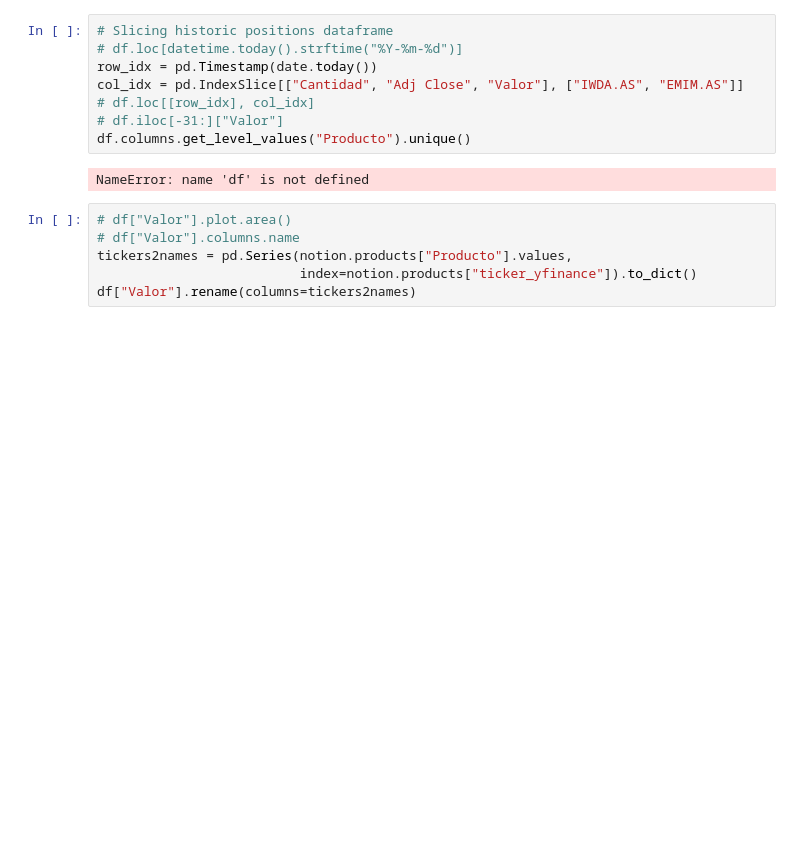
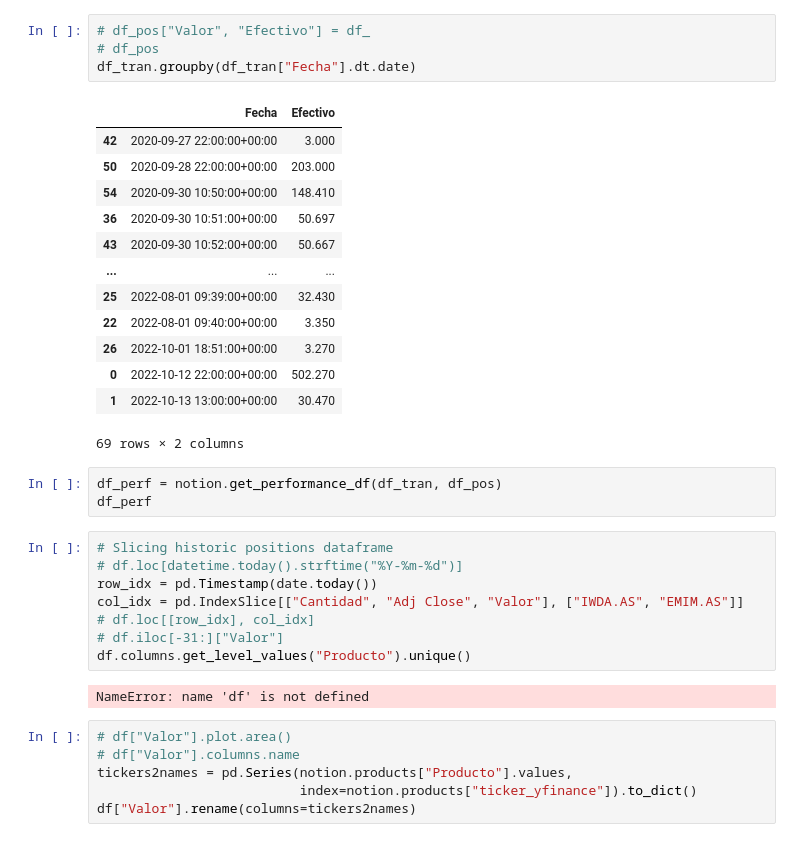
Before and after one commit to grhervas/portfolio-tracker, a Jupyter notebook: src/dev.ipynb, the cells around one changed output. Saved outputs shown, nothing was run; the diff lists cells and outputs as text; blank space fills up the shorter version.

```diff
--- a/dev.ipynb
+++ b/src/dev.ipynb
@@ -21,3 +108,24 @@ TypeError: Cannot join tz-naive with tz-aware DatetimeIndex
+# %%
+# df_pos["Valor", "Efectivo"] = df_
+# df_pos
+df_tran.groupby(df_tran["Fecha"].dt.date)
+# %% [output]
+|  | Fecha | Efectivo |
+| 42 | 2020-09-27 22:00:00+00:00 | 3.000 |
+| 50 | 2020-09-28 22:00:00+00:00 | 203.000 |
+| 54 | 2020-09-30 10:50:00+00:00 | 148.410 |
+| 36 | 2020-09-30 10:51:00+00:00 | 50.697 |
+| 43 | 2020-09-30 10:52:00+00:00 | 50.667 |
+| ... | ... | ... |
+| 25 | 2022-08-01 09:39:00+00:00 | 32.430 |
+| 22 | 2022-08-01 09:40:00+00:00 | 3.350 |
+| 26 | 2022-10-01 18:51:00+00:00 | 3.270 |
+| 0 | 2022-10-12 22:00:00+00:00 | 502.270 |
+| 1 | 2022-10-13 13:00:00+00:00 | 30.470 |
+69 rows × 2 columns
+# %%
+df_perf = notion.get_performance_df(df_tran, df_pos)
+df_perf
 # %%
 # Slicing historic positions dataframe
 # df.loc[datetime.today().strftime("%Y-%m-%d")]
```
Also changed, not shown: parts of 8 cells of this notebook, 5 other files.
